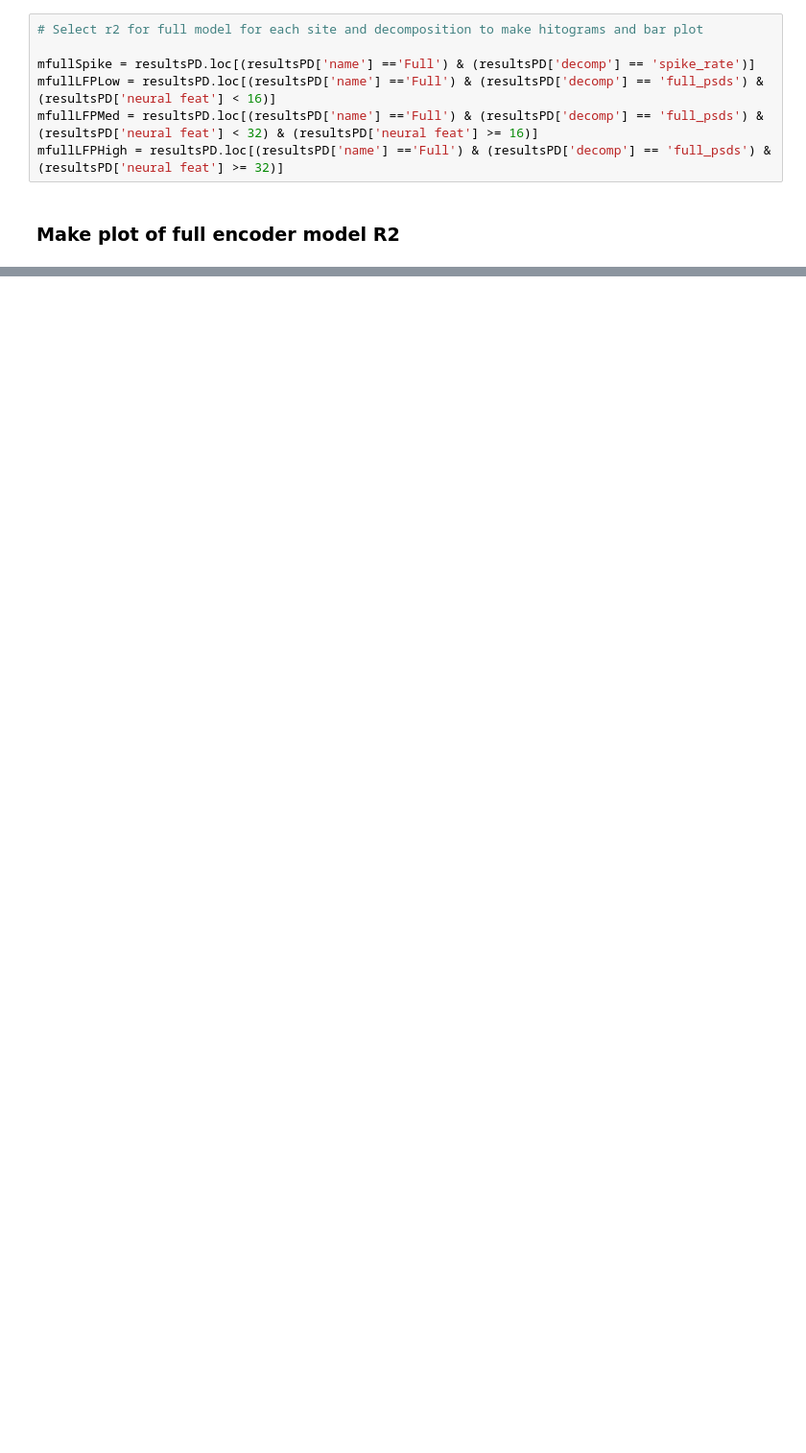
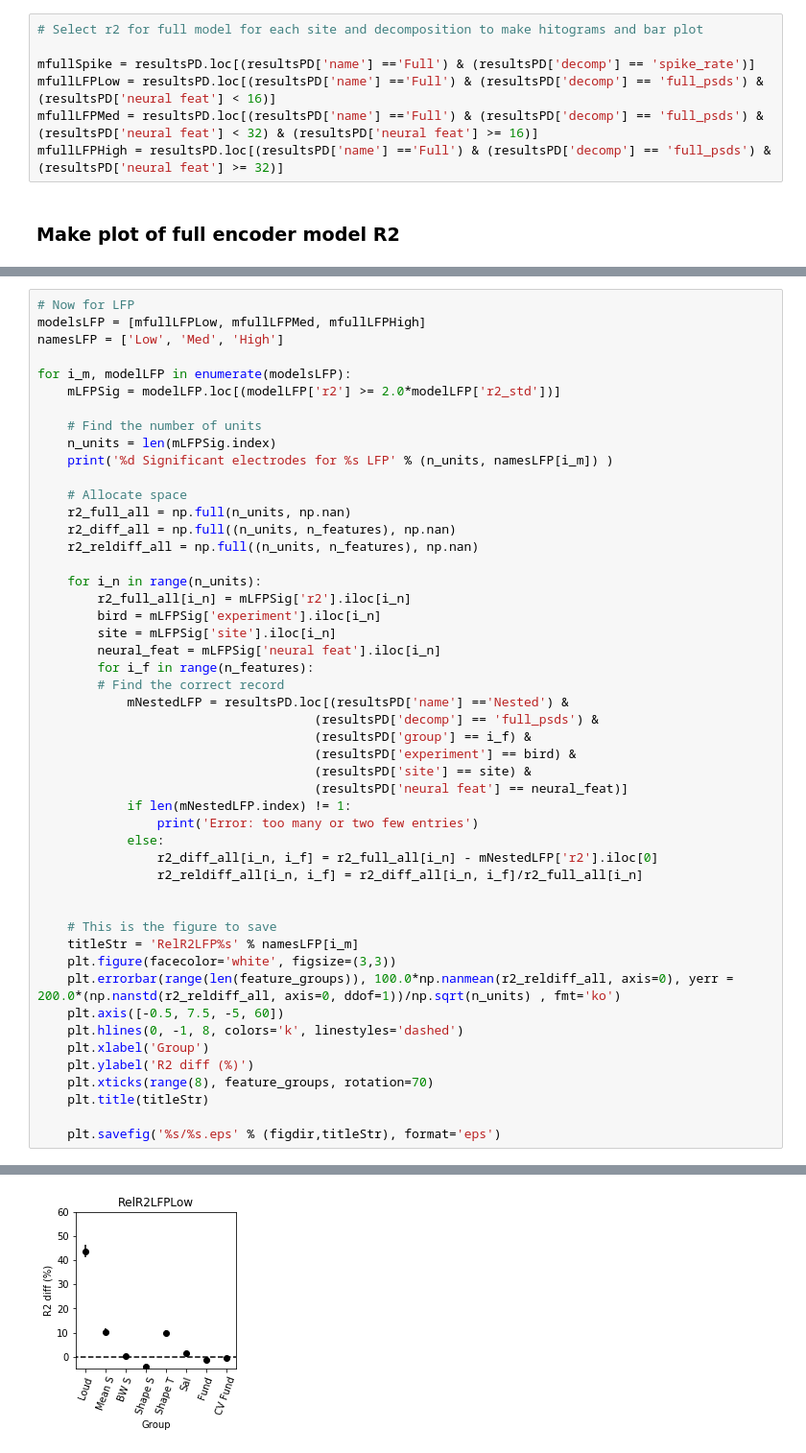
Before and after one commit to theunissenlab/zeebeez3, a Jupyter notebook: notebooks/new_figure5.ipynb, the cells around one changed output, grey strips where cells are left out. Shown at 96% size. Saved outputs shown, nothing was run; the diff lists cells and outputs as text; blank space fills up the shorter version.

```diff
--- a/notebooks/new_figure5.ipynb
+++ b/notebooks/new_figure5.ipynb
@@ -192,0 +182,50 @@ mfullSpikeSig
+# %%
+# Now for LFP
+modelsLFP = [mfullLFPLow, mfullLFPMed, mfullLFPHigh]
+namesLFP = ['Low', 'Med', 'High']
+
+for i_m, modelLFP in enumerate(modelsLFP):
+    mLFPSig = modelLFP.loc[(modelLFP['r2'] >= 2.0*modelLFP['r2_std'])]
+
+    # Find the number of units
+    n_units = len(mLFPSig.index)
+    print('%d Significant electrodes for %s LFP' % (n_units, namesLFP[i_m]) )
+
+    # Allocate space
+    r2_full_all = np.full(n_units, np.nan)
+    r2_diff_all = np.full((n_units, n_features), np.nan)
+    r2_reldiff_all = np.full((n_units, n_features), np.nan)
+
+    for i_n in range(n_units):
+        r2_full_all[i_n] = mLFPSig['r2'].iloc[i_n]
+        bird = mLFPSig['experiment'].iloc[i_n]
+        site = mLFPSig['site'].iloc[i_n]
+        neural_feat = mLFPSig['neural feat'].iloc[i_n]
+        for i_f in range(n_features):
+        # Find the correct record
+            mNestedLFP = resultsPD.loc[(resultsPD['name'] =='Nested') &
+                                     (resultsPD['decomp'] == 'full_psds') &
+                                     (resultsPD['group'] == i_f) &
+                                     (resultsPD['experiment'] == bird) &
+                                     (resultsPD['site'] == site) &
+                                     (resultsPD['neural feat'] == neural_feat)]
+            if len(mNestedLFP.index) != 1:
+                print('Error: too many or two few entries')
+            else:
+                r2_diff_all[i_n, i_f] = r2_full_all[i_n] - mNestedLFP['r2'].iloc[0]
+                r2_reldiff_all[i_n, i_f] = r2_diff_all[i_n, i_f]/r2_full_all[i_n]
+
+
+    # This is the figure to save
+    titleStr = 'RelR2LFP%s' % namesLFP[i_m]
+    plt.figure(facecolor='white', figsize=(3,3))
+    plt.errorbar(range(len(feature_groups)), 100.0*np.nanmean(r2_reldiff_all, axis=0), yerr = 200.0*(np.nanstd(r2_reldiff_all, axis=0, ddof=1))/np.sqrt(n_units) , fmt='ko')
+    plt.axis([-0.5, 7.5, -5, 60])
+    plt.hlines(0, -1, 8, colors='k', linestyles='dashed')
+    plt.xlabel('Group')
+    plt.ylabel('R2 diff (%)')
+    plt.xticks(range(8), feature_groups, rotation=70)
+    plt.title(titleStr)
+
+    plt.savefig('%s/%s.eps' % (figdir,titleStr), format='eps')
+# %% [output]
@@ -192,0 +235 @@ mfullSpikeSig
+[figure, added]
```
Also changed, not shown: parts of 16 cells of this notebook.
